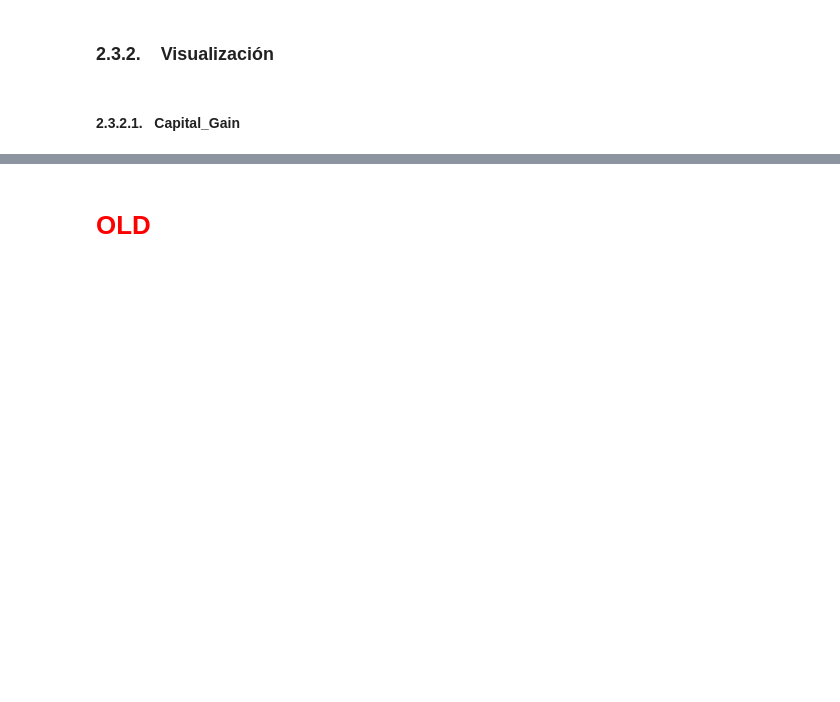
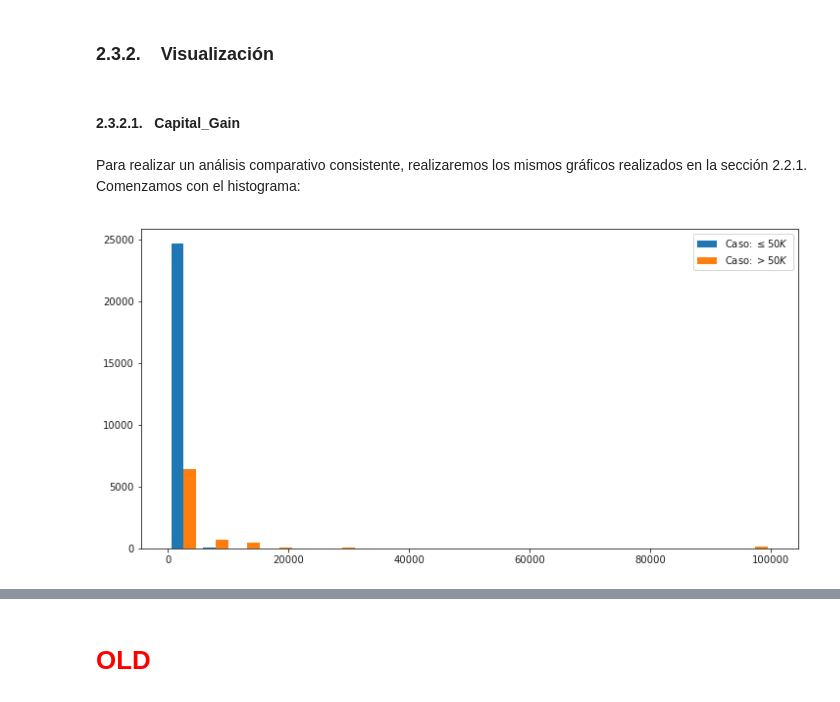
Before and after one commit to avberrio/Tarea1_AID, a Jupyter notebook: Tarea1.ipynb, the cells around one changed output, grey strips where cells are left out. Saved outputs shown, nothing was run; the diff lists cells and outputs as text; code cells hidden in the pictures; blank space fills up the shorter version.

```diff
--- a/Tarea1.ipynb
+++ b/Tarea1.ipynb
@@ -513,3 +513,13 @@ Finalmente, realizamos el cuadro resumen que compara la variable numérica *Educ
 ### 2.3.2. &nbsp;&nbsp; Visualización
 # %% [markdown]
 #### 2.3.2.1. &nbsp; Capital_Gain
+# %% [markdown]
+Para realizar un análisis comparativo consistente, realizaremos los mismos gráficos realizados en la sección 2.2.1. Comenzamos con el histograma:
+# %%
+plt.figure(figsize=(12, 6))
+data = [lower_than_50K_df['Capital_Gain'], upper_than_50K_df['Capital_Gain']]
+plt.hist(data, bins=np.linspace(0, 100000, 20), label=['Caso: $\leq 50K$', 'Caso: $>50K$'])
+plt.legend()
+plt.show()
+# %% [output]
+[figure, added]
```
Also changed, not shown: parts of 19 cells of this notebook.
